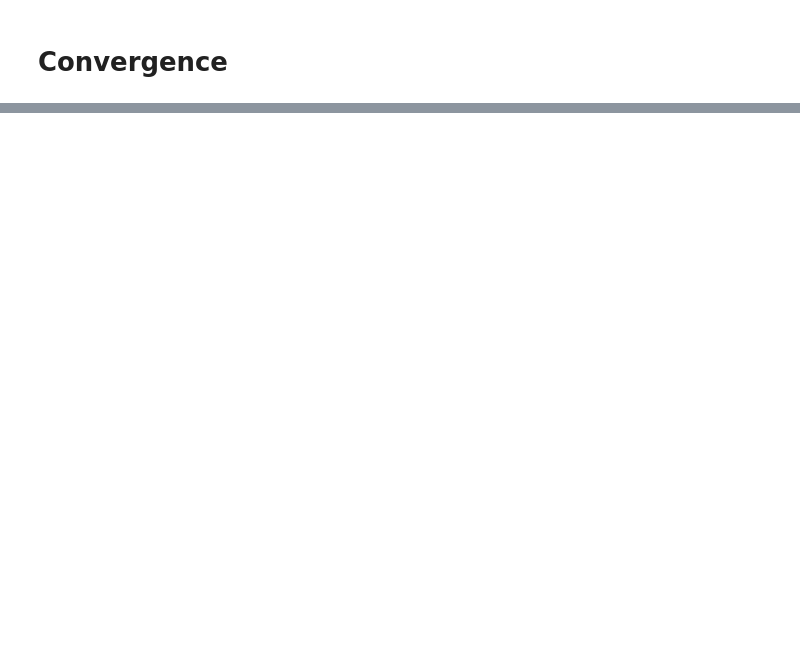
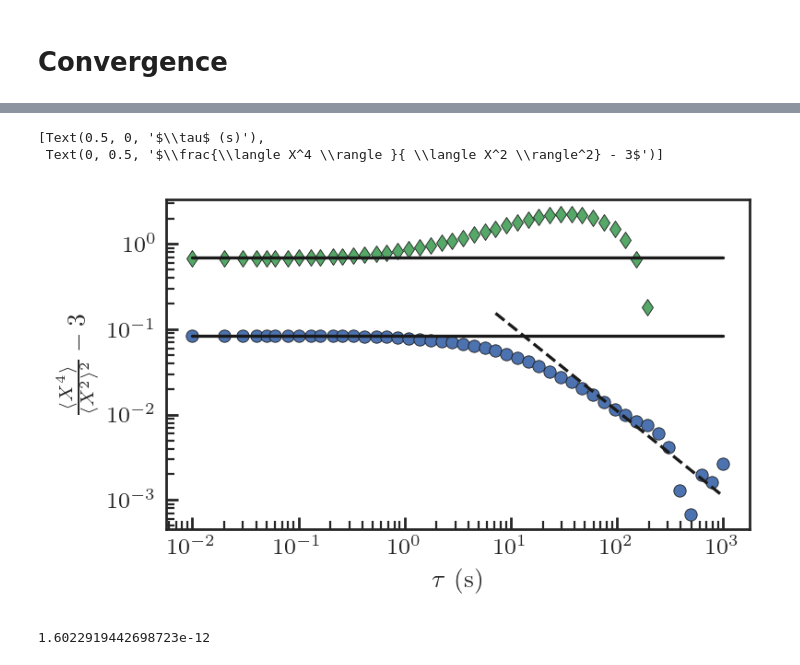
Before and after one commit to ElodieMillan/Brownian-particle-near-wall, a Jupyter notebook: Cumulant4-cas-manips/Papier_simu_C4.ipynb, the cells around one changed output, grey strips where cells are left out. Cells and saved outputs as stored; diff of their text form; code cells hidden in the pictures; blank space fills up the shorter version.

```diff
--- a/Cumulant4-cas-manips/Papier_simu_C4.ipynb
+++ b/Cumulant4-cas-manips/Papier_simu_C4.ipynb
@@ -515,0 +536,40 @@ datas["1"].head()
+# %%
+# Calcul C4_z normalisé
+I would like to add that we will have to include more references about the Brownian yet non Gaussian motion. Also, we have done our best to include sentences on the inference problem but we also have to include some references about this problem, and maybe to explain it  better. Submission is close but you have time to read it carefully and mention any correction you want to make.
+C4_z_normalised = []
+for i in tqdm(files_z):
+    datas_z = pd.read_parquet(i)
+    dz = np.array(datas_z.columns).astype(float)
+
+    #Moyenne des PDFs
+    datas_z = datas_z.to_numpy()
+    datas_z = np.sum(datas_z, axis=0)
+    datas_z = datas_z / np.trapz(datas_z, dz)
+
+    #Calcul du C4_x_
+    C4_z_normalised.append(np.trapz(dz**4 *datas_z, dz)/(np.trapz(dz**2 * datas_z, dz)**2) - 3)
+# %%
+fig = plt.figure(figsize = (4, 4/1.68),  tight_layout=True)
+
+ax1 = plt.subplot(111)
+
+ax1.loglog(tau_x, C4_x_normalised, "o", label="M1")
+ax1.loglog(tau_z, C4_z_normalised, "gd", label="M1")
+ax1.plot(tau_x, np.ones(len(tau_x))*A4_theo_x/(4*mean_Dx**2), "k-")
+ax1.plot(tau_z, np.ones(len(tau_z))*A4_theo_z/(4*mean_Dz**2), "k-")
+
+# ax1.plot(tau_z, np.ones(len(tau_z))*plateauC4z/plateau, "k--")
+ax1.plot(tau_x[25:], 24*D4_long_theo/(4*mean_Dx**2) / tau_x[25:] , "k--")
+ax1.set(
+    xlabel = r"$\tau$ (s)",
+    ylabel = r"$\frac{\langle X^4 \rangle }{ \langle X^2 \rangle^2} - 3$",
+)
+# plt.legend()
+# %% [output]
+[Text(0.5, 0, '$\\tau$ (s)'),
+ Text(0, 0.5, '$\\frac{\\langle X^4 \\rangle }{ \\langle X^2 \\rangle^2} - 3$')]
+[figure, added]
+# %%
+plateauC4z/plateau
+# %% [output]
+1.6022919442698723e-12
```
Also changed, not shown: parts of 62 cells of this notebook, 7 other files.
